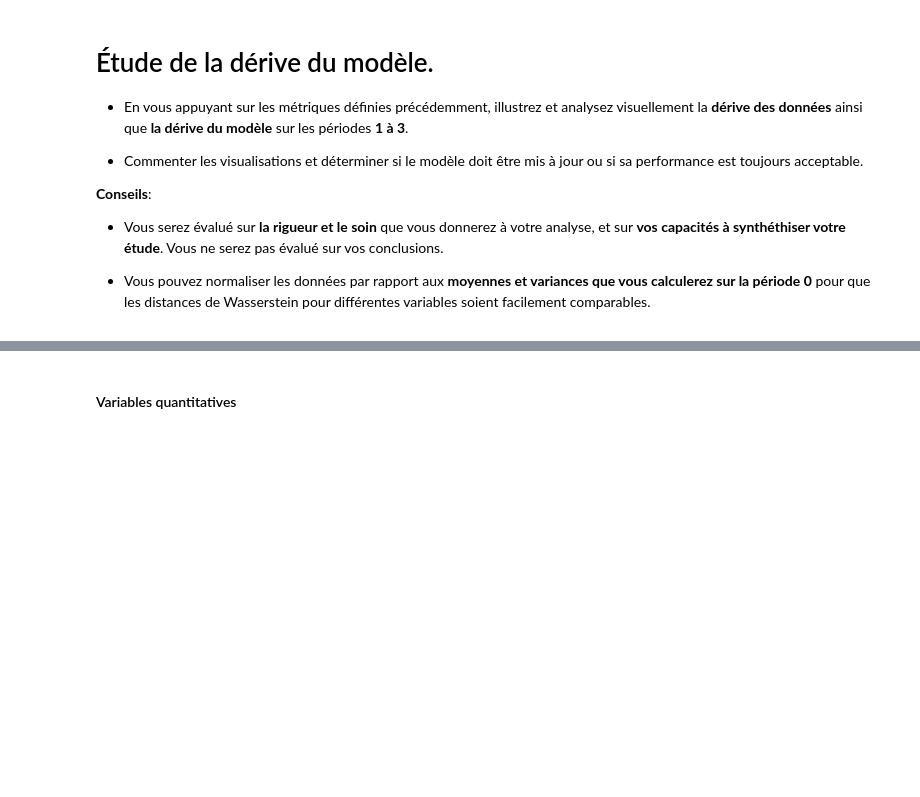
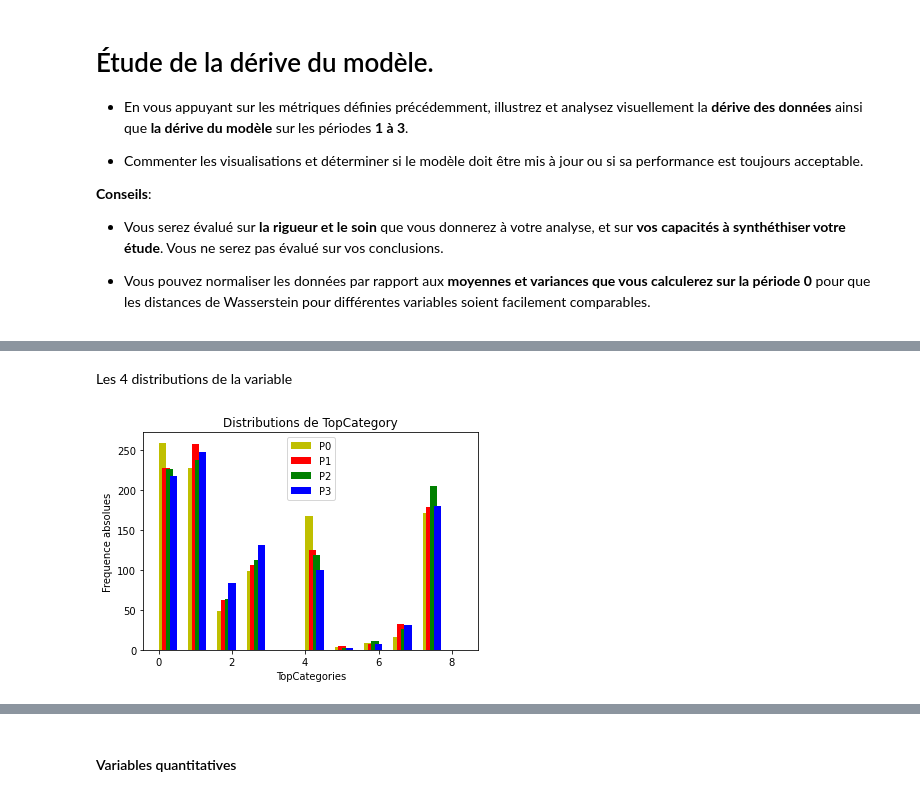
Before and after one commit to fereol023/Test_Technique_DA, a Jupyter notebook: TestTechniqueDerive_Sujet.ipynb, the cells around one changed output, grey strips where cells are left out. Saved outputs shown, nothing was run; the diff lists cells and outputs as text; code cells hidden in the pictures; blank space fills up the shorter version.

```diff
--- a/TestTechniqueDerive_Sujet.ipynb
+++ b/TestTechniqueDerive_Sujet.ipynb
@@ -496,0 +485,17 @@ SyntaxError: invalid syntax (3295795510.py, line 1)
+# %% [markdown]
+Les 4 distributions de la variable
+# %%
+plt.hist(df0['TopCategory'], width=0.2, color='y')
+plt.hist(df1['TopCategory']+0.1, width=0.2, color='r')
+plt.hist(df2['TopCategory']+0.2, width=0.2, color='g')
+plt.hist(df3['TopCategory']+0.3, width=0.2, color='b')
+
+# labels et title
+plt.legend(['P0', 'P1', 'P2', 'P3'])
+plt.xlabel('TopCategories')
+plt.ylabel('Frequence absolues')
+plt.title('Distributions de TopCategory')
+
+plt.show()
+# %% [output]
+[figure, added]
```
Also changed, not shown: parts of 42 cells of this notebook.
